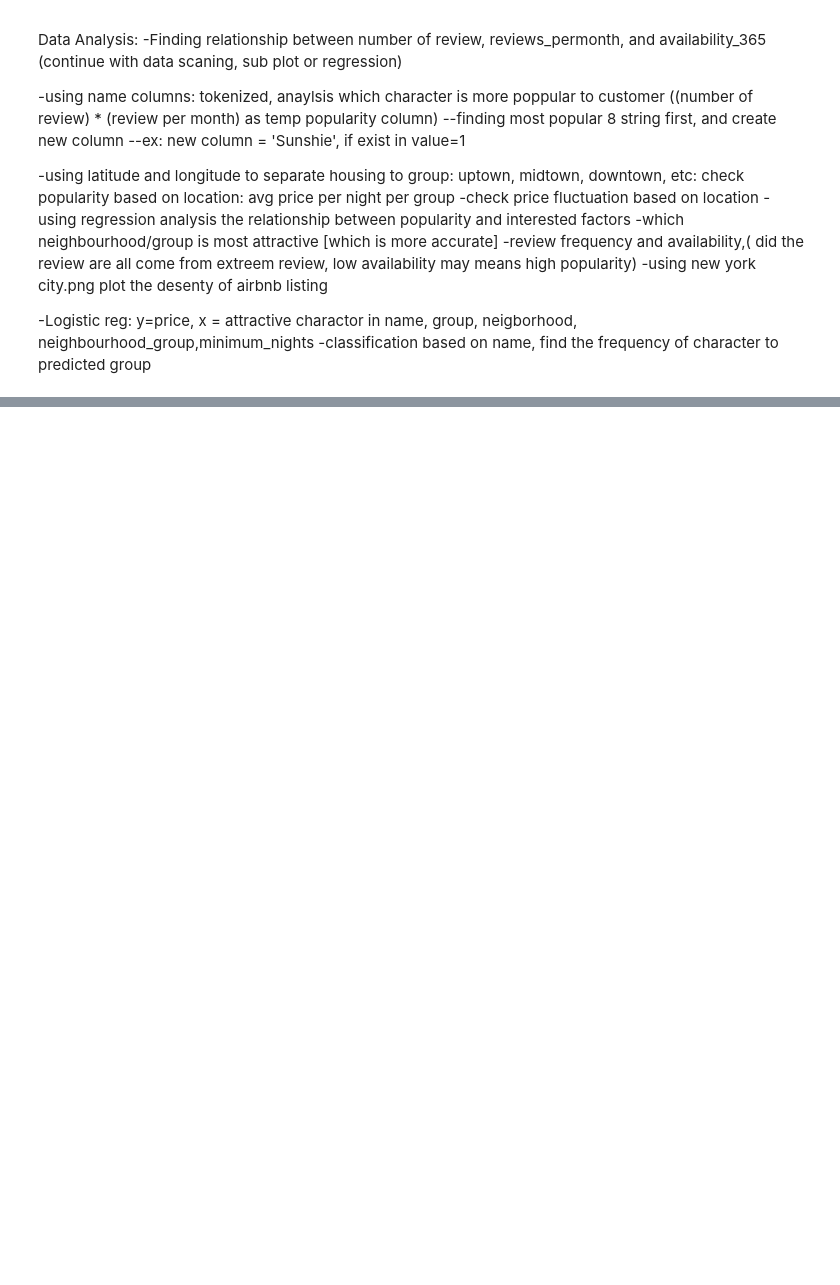
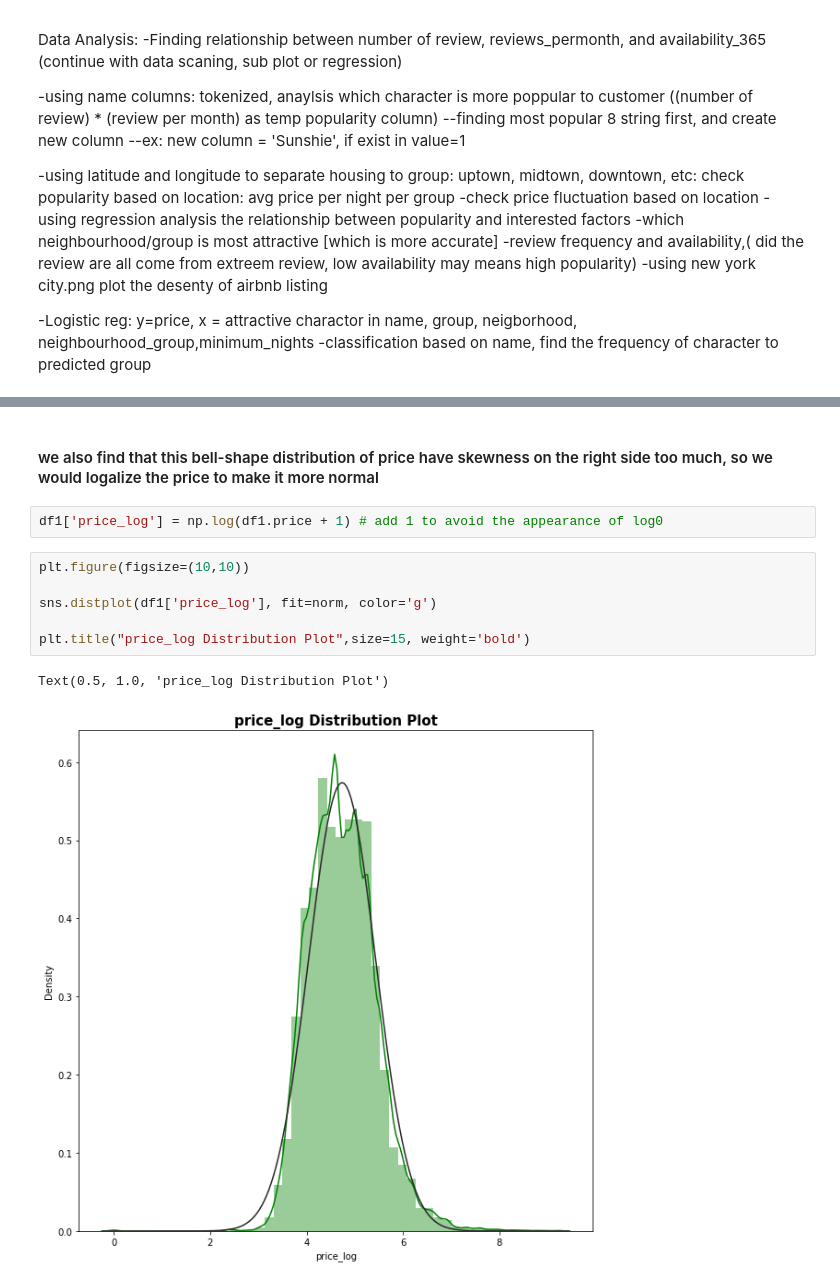
Before and after one commit to wowNorth0516/5243project, a Jupyter notebook: 5243Project.ipynb, the cells around one changed output, grey strips where cells are left out. Saved outputs shown, nothing was run; the diff lists cells and outputs as text; blank space fills up the shorter version.

```diff
--- a/5243Project.ipynb
+++ b/5243Project.ipynb
@@ -31,0 +175,13 @@ Data Analysis:
+# %% [markdown]
+#### we also find that this bell-shape distribution of price have skewness on the right side too much, so we would logalize the price to make it more normal
+# %%
+df1['price_log'] = np.log(df1.price + 1) # add 1 to avoid the appearance of log0
+# %%
+plt.figure(figsize=(10,10))
+
+sns.distplot(df1['price_log'], fit=norm, color='g')
+
+plt.title("price_log Distribution Plot",size=15, weight='bold')
+# %% [output]
+Text(0.5, 1.0, 'price_log Distribution Plot')
+[figure, added]
```
Also changed, not shown: parts of 31 cells of this notebook.
